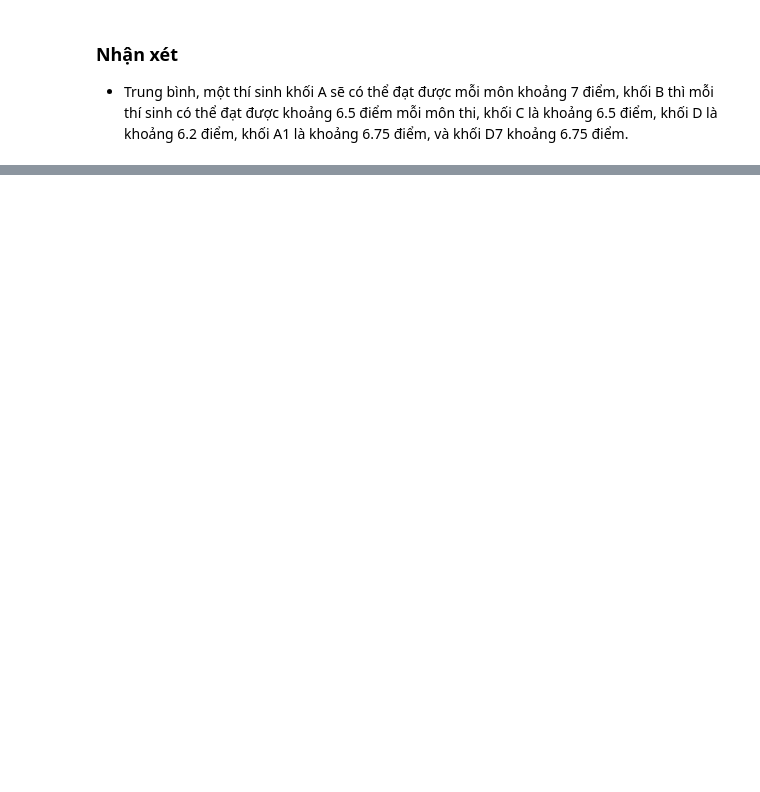
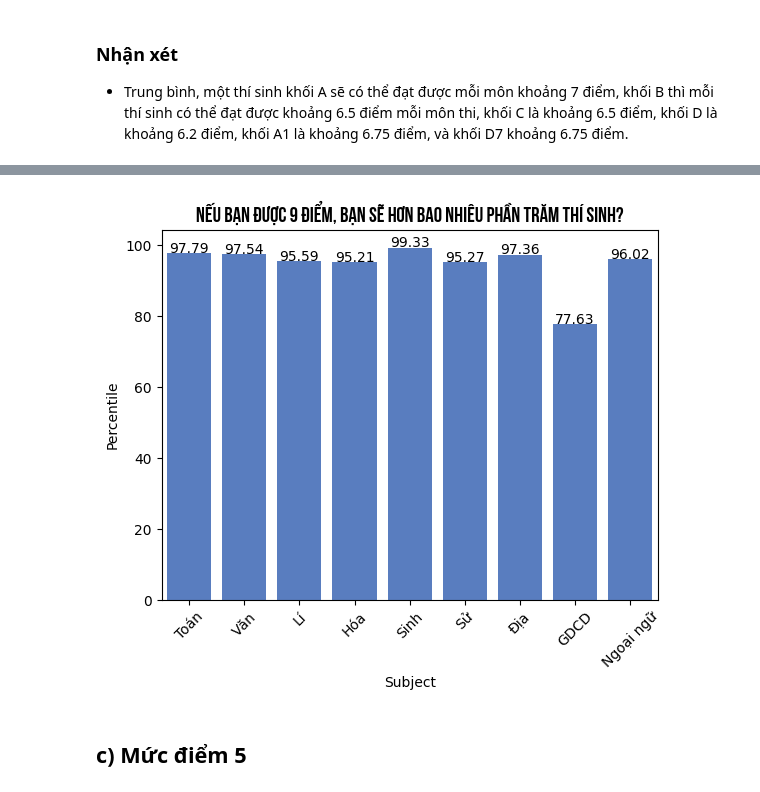
Before and after one commit to AnDoan170/THPTQG, a Jupyter notebook: thptqg_2022.ipynb, the cells around one changed output, grey strips where cells are left out. Drawn from its saved outputs; the diff is of its cells as text; code cells hidden in the pictures; blank space fills up the shorter version.

```diff
--- a/thptqg_2022.ipynb
+++ b/thptqg_2022.ipynb
@@ -404,0 +454,35 @@ khoi_d7[['toan', 'ngoai_ngu', 'hoa_hoc']].mean().sum()
+# %%
+def chin_plus(database):
+    tp = database.loc[database['Diem thi'] >= 9.0]['So luong'].sum()
+    rank = ((database['So luong'].sum() - tp + 0.5) / database['So luong'].sum()) * 100
+    return round(rank, 2)
+
+db = [diemtoan, diemvan, diemli, diemhoa, diemsinh, diemsu, diemdia, diem_gdcd, diem_ngoai_ngu]
+sj = ['chintoan', 'chinvan', 'chinli', 'chinhoa', 'chinsinh', 'chinsu', 'chindia', 'chin_gdcd', 'chin_nn']
+for i in range(9):
+    globals()[sj[i]] = chin_plus(db[i])
+
+ohd = list(map(lambda x: 100, range(9)))
+percent = [chintoan, chinvan, chinli, chinhoa, chinsinh, chinsu, chindia, chin_gdcd, chin_nn]
+subject = ['Toán', 'Văn', 'Lí', 'Hóa', 'Sinh', 'Sử', 'Địa', 'GDCD', 'Ngoại ngữ']
+
+pctile = {'Subject': subject, 'Percentile': percent, 'Total': ohd}
+df2 = pd.DataFrame(pctile)
+# %%
+plt.title('Nếu bạn được 9 điểm, bạn sẽ hơn bao nhiêu phần trăm thí sinh?', fontdict = {
+    'fontfamily': 'UTM Bebas',
+    'fontweight': 'bold',
+    'fontsize': 15
+})
+
+plt.xticks(rotation = 45)
+sns.set_color_codes("muted")
+g = sns.barplot(data = df2, x = 'Subject', y = 'Percentile', label = 'Phân vị', color = 'b')
+
+for i, v in enumerate(df2['Percentile']):
+    g.text(i, v + 0.2, str(v), color = 'black', ha = 'center')
+plt.savefig('chinplus.png')
+# %% [output]
+[figure, added]
+# %% [markdown]
+## **c) Mức điểm 5**
```
Also changed, not shown: parts of 19 cells of this notebook, 5 other files.
